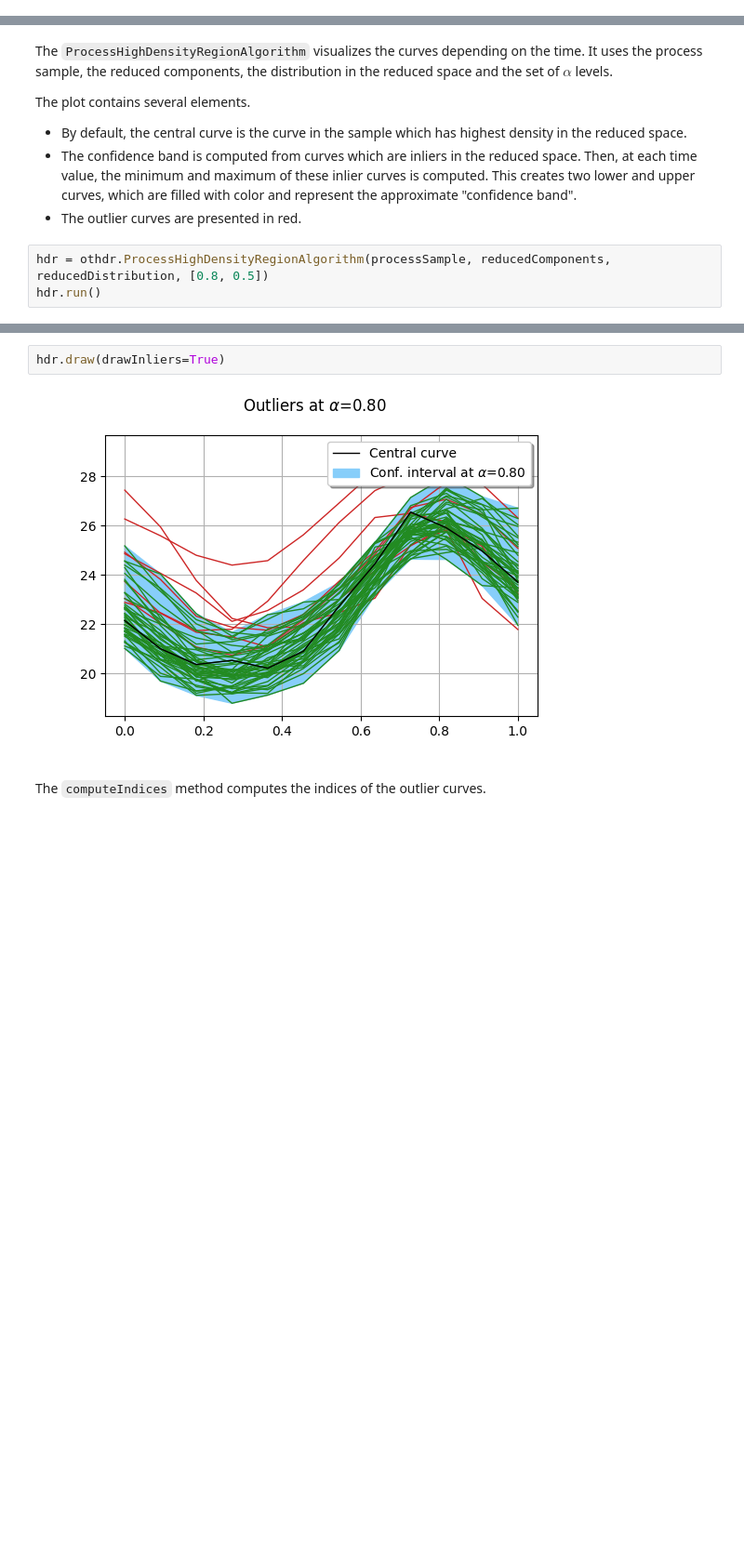
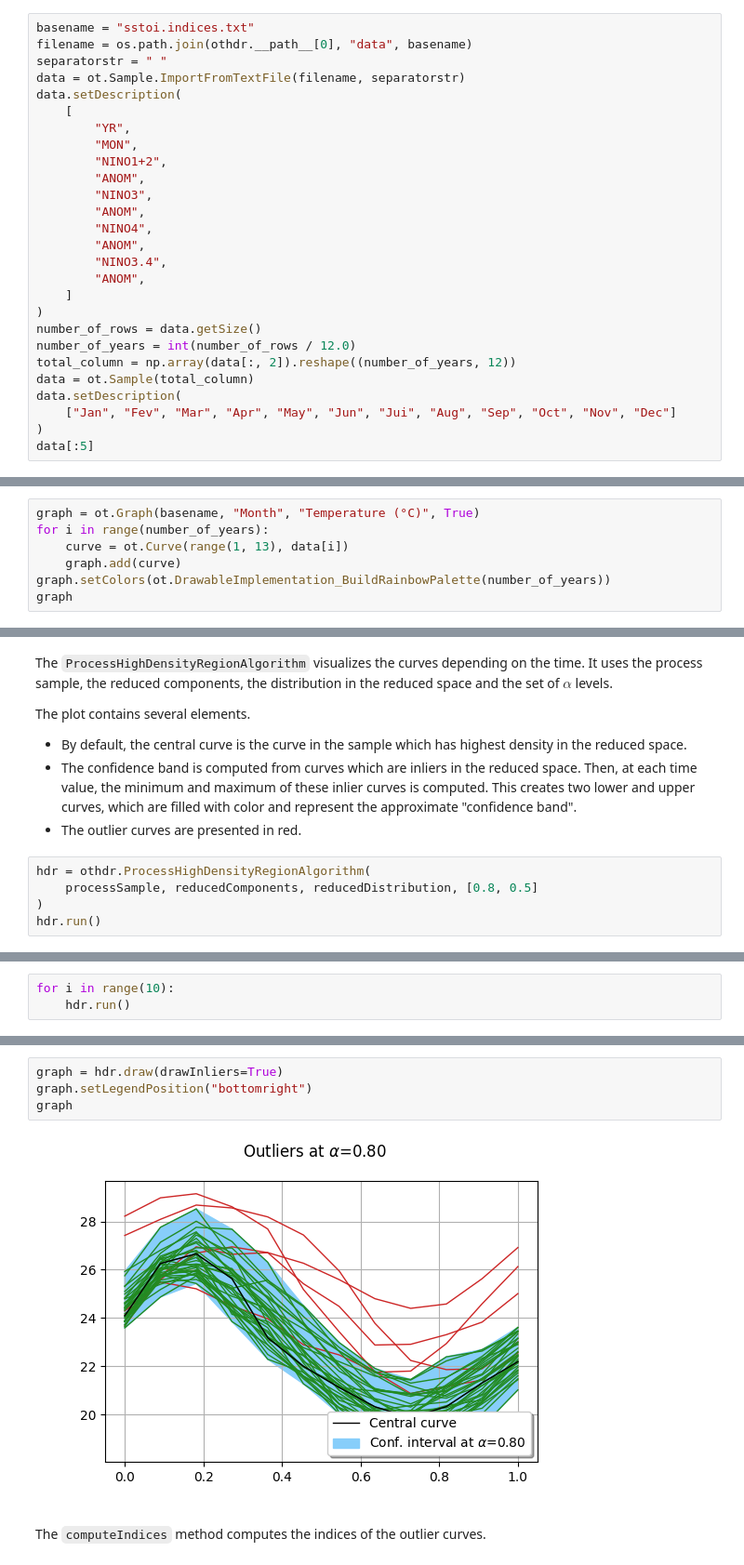
Before and after one commit to mbaudin47/othdrplot, a Jupyter notebook: doc/examples/ProcessHighDensityRegionAlgorithm-example.ipynb, the cells around one changed output, grey strips where cells are left out. Shown at 93% size. Drawn from its saved outputs; the diff is of its cells as text; blank space fills up the shorter version.

Commit message:
Cleanup El Nino dataset.

```diff
--- a/doc/examples/ProcessHighDensityRegionAlgorithm-example.ipynb
+++ b/doc/examples/ProcessHighDensityRegionAlgorithm-example.ipynb
@@ -42,0 +42,27 @@ data = ot.Sample.ImportFromTextFile(filename, separatorstr)
+# %%
+basename = "sstoi.indices.txt"
+filename = os.path.join(othdr.__path__[0], "data", basename)
+separatorstr = " "
+data = ot.Sample.ImportFromTextFile(filename, separatorstr)
+data.setDescription(
+    [
+        "YR",
+        "MON",
+        "NINO1+2",
+        "ANOM",
+        "NINO3",
+        "ANOM",
+        "NINO4",
+        "ANOM",
+        "NINO3.4",
+        "ANOM",
+    ]
+)
+number_of_rows = data.getSize()
+number_of_years = int(number_of_rows / 12.0)
+total_column = np.array(data[:, 2]).reshape((number_of_years, 12))
+data = ot.Sample(total_column)
+data.setDescription(
+    ["Jan", "Fev", "Mar", "Apr", "May", "Jun", "Jui", "Aug", "Sep", "Oct", "Nov", "Dec"]
+)
+data[:5]
@@ -42,0 +76,7 @@ data = ot.Sample.ImportFromTextFile(filename, separatorstr)
+# %%
+graph = ot.Graph(basename, "Month", "Temperature (°C)", True)
+for i in range(number_of_years):
+    curve = ot.Curve(range(1, 13), data[i])
+    graph.add(curve)
+graph.setColors(ot.DrawableImplementation_BuildRainbowPalette(number_of_years))
+graph
@@ -114,5 +156,7 @@ The plot contains several elements.
 * The confidence band is computed from curves which are inliers in the reduced space. Then, at each time value, the minimum and maximum of these inlier curves is computed. This creates two lower and upper curves, which are filled with color and represent the approximate "confidence band".
 * The outlier curves are presented in red.
 # %%
-hdr = othdr.ProcessHighDensityRegionAlgorithm(processSample, reducedComponents, reducedDistribution, [0.8, 0.5])
+hdr = othdr.ProcessHighDensityRegionAlgorithm(
+    processSample, reducedComponents, reducedDistribution, [0.8, 0.5]
+)
 hdr.run()
@@ -122,0 +163,3 @@ hdr.draw()
+# %%
+for i in range(10):
+    hdr.run()
@@ -123,7 +172,9 @@ hdr.draw()
 # %%
-hdr.draw(drawInliers=True)
+graph = hdr.draw(drawInliers=True)
+graph.setLegendPosition("bottomright")
+graph
 # %% [output]
-[figure, old version]
+[figure, new version]
 # %% [markdown]
 The `computeIndices` method computes the indices of the outlier curves.
 # %%
```
Also changed, not shown: parts of 16 cells of this notebook, 11 other files.
